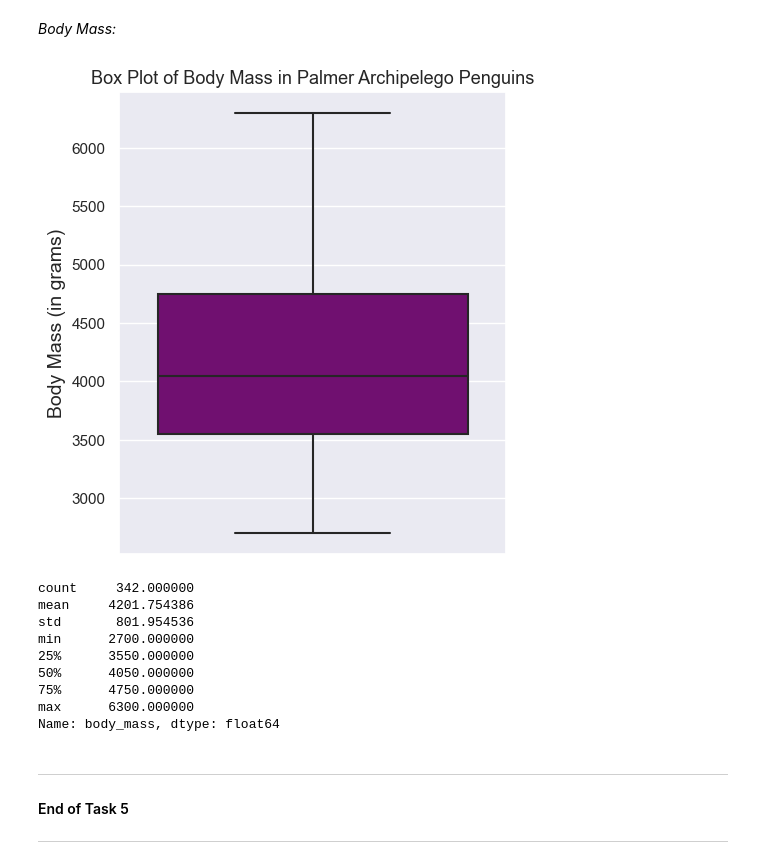
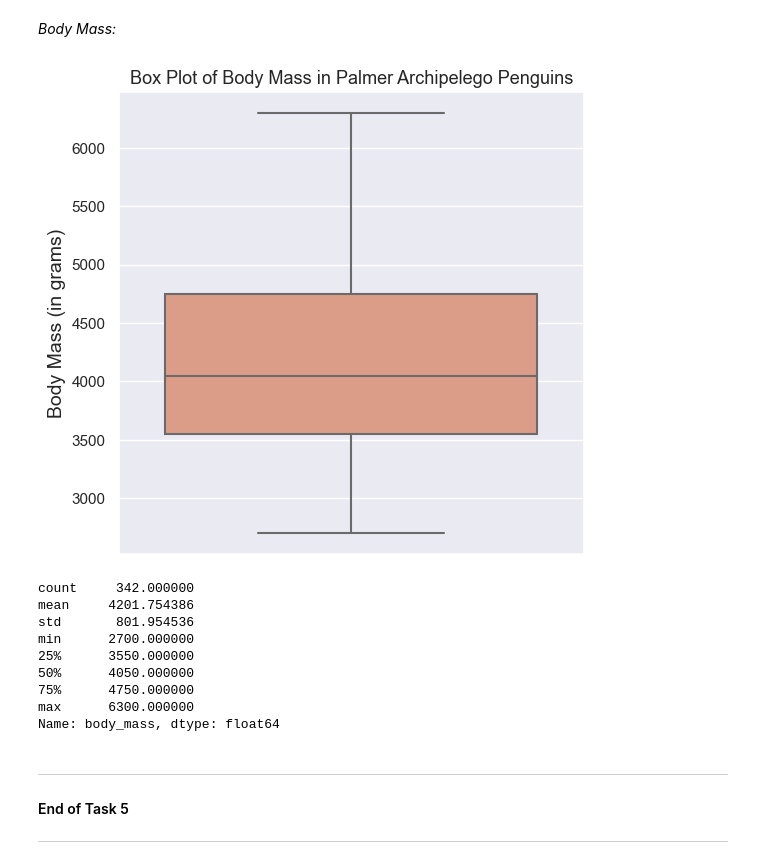
Before and after one commit to jmce22/fund_data, a Jupyter notebook: tasks.ipynb, the cells around one changed output. Saved outputs shown, nothing was run; the diff lists cells and outputs as text; code cells hidden in the pictures.

```diff
--- a/tasks.ipynb
+++ b/tasks.ipynb
@@ -1000,15 +984,17 @@ Name: flipper_length, dtype: float64
 # %% [markdown]
 *Body Mass:*
 # %%
-plt.figure(figsize=(5, 6))
-sns.boxplot(y='body_mass', data=df, color = 'purple')
+plt.figure(figsize=(6, 6))
+sns.boxplot(y='body_mass', data=df, color = 'darksalmon')
 plt.title('Box Plot of Body Mass in Palmer Archipelego Penguins', fontsize = 13)
 plt.ylabel('Body Mass (in grams)', fontsize = 14)
+plt.savefig('task_images/Boxplot_body_mass.png')
 plt.show()
 
+
 print(body_mass_stats)  # from task 3
 # %% [output]
-[figure, old version]
+[figure, new version]
 count     342.000000
 mean     4201.754386
 std       801.954536
```
Also changed, not shown: parts of 29 cells of this notebook, 28 other files.
